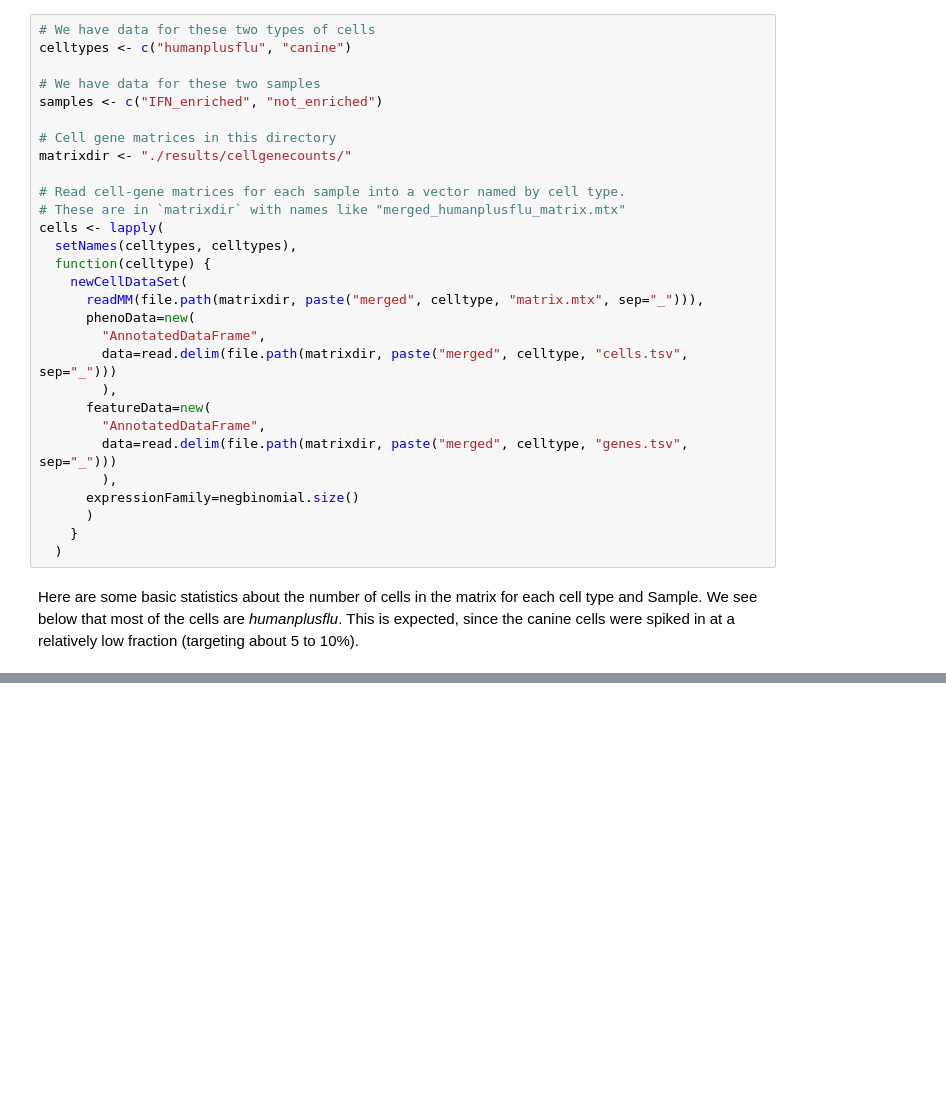
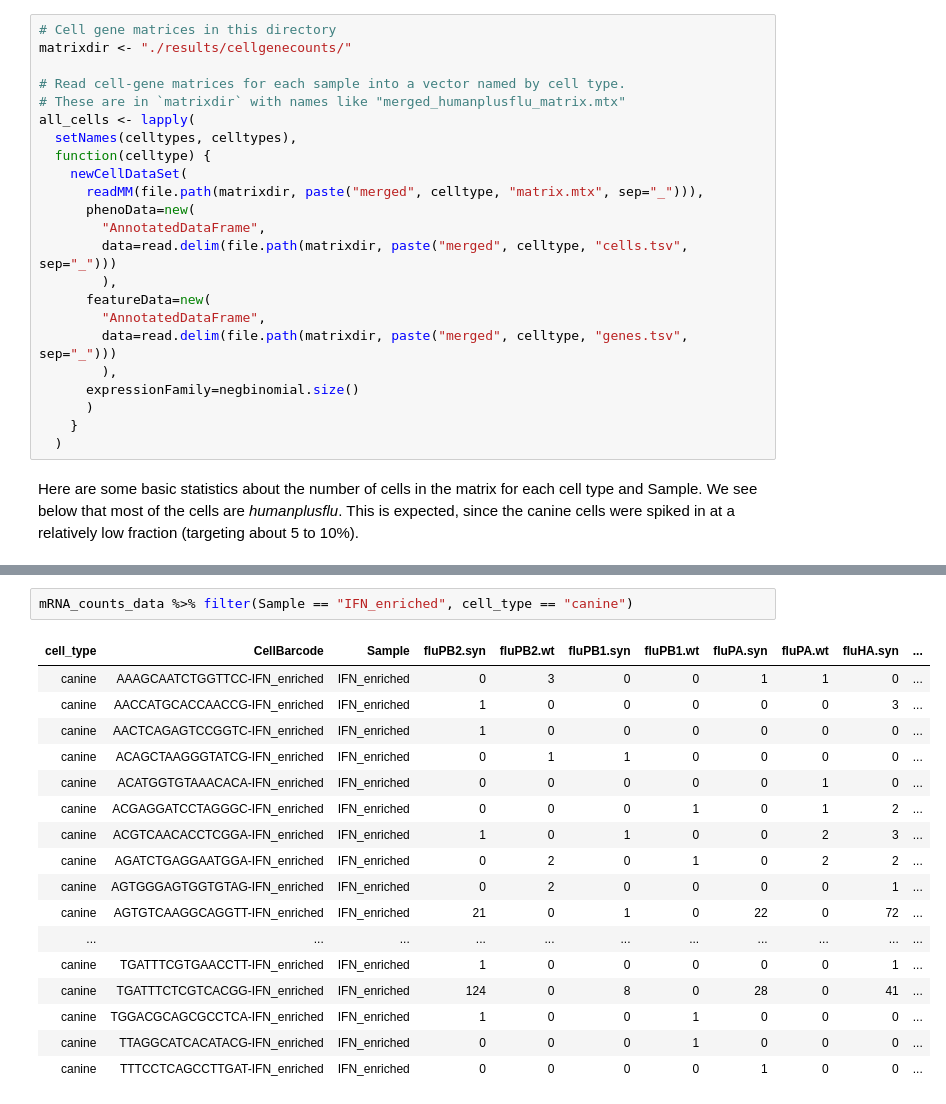
Before and after one commit to jbloomlab/IFNsorted_flu_single_cell, a Jupyter notebook: monocle_analysis.ipynb, the cells around one changed output, grey strips where cells are left out. Saved outputs shown, nothing was run; the diff lists cells and outputs as text; blank space fills up the shorter version.

```diff
--- a/monocle_analysis.ipynb
+++ b/monocle_analysis.ipynb
@@ -98,16 +126,10 @@ The matrix for each cell type contains information for all samples:
 # %%
-# We have data for these two types of cells
-celltypes <- c("humanplusflu", "canine")
-
-# We have data for these two samples
-samples <- c("IFN_enriched", "not_enriched")
-
 # Cell gene matrices in this directory
 matrixdir <- "./results/cellgenecounts/"
 
 # Read cell-gene matrices for each sample into a vector named by cell type.
 # These are in `matrixdir` with names like "merged_humanplusflu_matrix.mtx"
-cells <- lapply(
+all_cells <- lapply(
   setNames(celltypes, celltypes),
   function(celltype) {
     newCellDataSet(
@@ -161,0 +410,20 @@ saveShowPlot(p.ncells, width=5, height=2.5)
+# %%
+mRNA_counts_data %>% filter(Sample == "IFN_enriched", cell_type == "canine")
+# %% [output]
+| cell_type | CellBarcode | Sample | fluPB2.syn | fluPB2.wt | fluPB1.syn | fluPB1.wt | fluPA.syn | fluPA.wt | fluHA.syn | ... |
+| canine | AAAGCAATCTGGTTCC-IFN_enriched | IFN_enriched | 0 | 3 | 0 | 0 | 1 | 1 | 0 | ... |
+| canine | AACCATGCACCAACCG-IFN_enriched | IFN_enriched | 1 | 0 | 0 | 0 | 0 | 0 | 3 | ... |
+| canine | AACTCAGAGTCCGGTC-IFN_enriched | IFN_enriched | 1 | 0 | 0 | 0 | 0 | 0 | 0 | ... |
+| canine | ACAGCTAAGGGTATCG-IFN_enriched | IFN_enriched | 0 | 1 | 1 | 0 | 0 | 0 | 0 | ... |
+| canine | ACATGGTGTAAACACA-IFN_enriched | IFN_enriched | 0 | 0 | 0 | 0 | 0 | 1 | 0 | ... |
+| canine | ACGAGGATCCTAGGGC-IFN_enriched | IFN_enriched | 0 | 0 | 0 | 1 | 0 | 1 | 2 | ... |
+| canine | ACGTCAACACCTCGGA-IFN_enriched | IFN_enriched | 1 | 0 | 1 | 0 | 0 | 2 | 3 | ... |
+| canine | AGATCTGAGGAATGGA-IFN_enriched | IFN_enriched | 0 | 2 | 0 | 1 | 0 | 2 | 2 | ... |
+| canine | AGTGGGAGTGGTGTAG-IFN_enriched | IFN_enriched | 0 | 2 | 0 | 0 | 0 | 0 | 1 | ... |
+| canine | AGTGTCAAGGCAGGTT-IFN_enriched | IFN_enriched | 21 | 0 | 1 | 0 | 22 | 0 | 72 | ... |
+| ... | ... | ... | ... | ... | ... | ... | ... | ... | ... | ... |
+| canine | TGATTTCGTGAACCTT-IFN_enriched | IFN_enriched | 1 | 0 | 0 | 0 | 0 | 0 | 1 | ... |
+| canine | TGATTTCTCGTCACGG-IFN_enriched | IFN_enriched | 124 | 0 | 8 | 0 | 28 | 0 | 41 | ... |
+| canine | TGGACGCAGCGCCTCA-IFN_enriched | IFN_enriched | 1 | 0 | 0 | 1 | 0 | 0 | 0 | ... |
+| canine | TTAGGCATCACATACG-IFN_enriched | IFN_enriched | 0 | 0 | 0 | 1 | 0 | 0 | 0 | ... |
+| canine | TTTCCTCAGCCTTGAT-IFN_enriched | IFN_enriched | 0 | 0 | 0 | 0 | 1 | 0 | 0 | ... |
```
Also changed, not shown: parts of 27 cells of this notebook.
